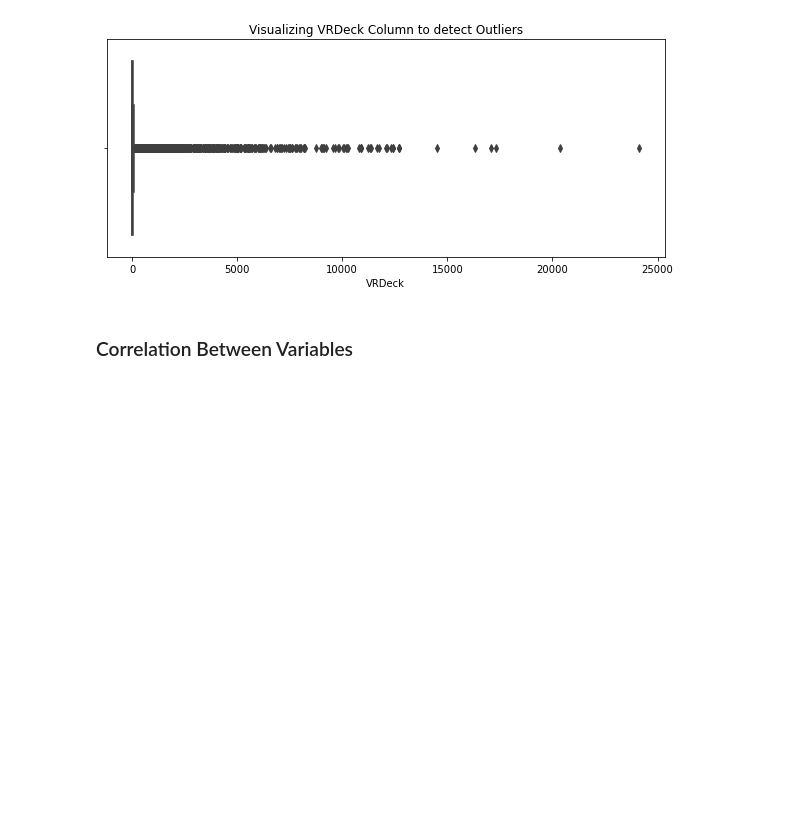
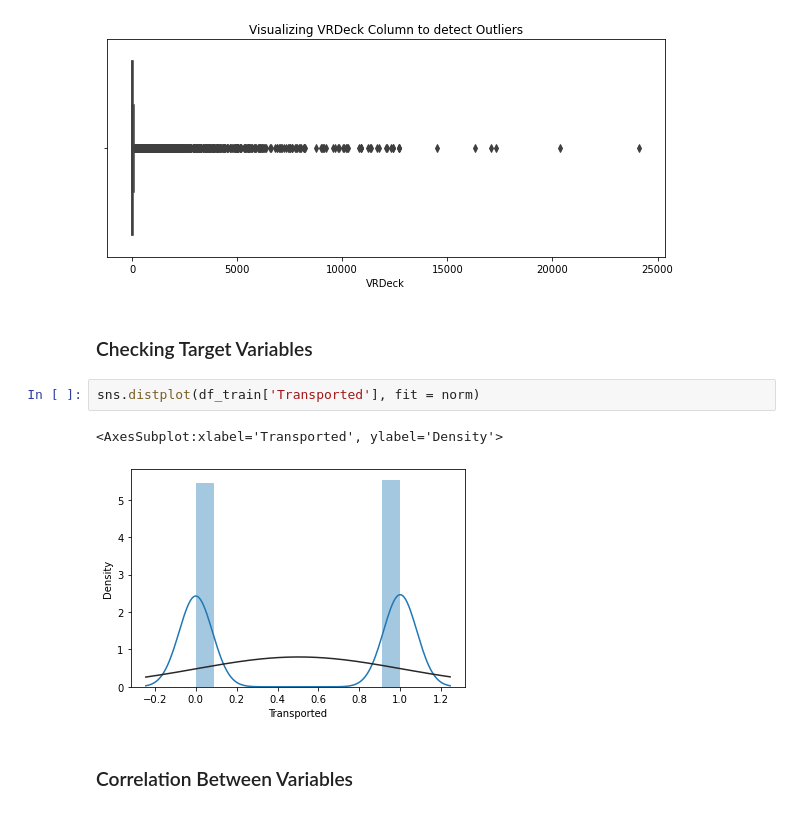
Before and after one commit to hesyandi/Portofolio, a Jupyter notebook: 2_Spaceship_Titanic/spaceship_Titanic.ipynb, the cells around one changed output. Cells and saved outputs as stored; diff of their text form; blank space fills up the shorter version.

```diff
--- a/2_Spaceship_Titanic/spaceship_Titanic.ipynb
+++ b/2_Spaceship_Titanic/spaceship_Titanic.ipynb
@@ -248,6 +249,13 @@ ax.set_title('Visualizing VRDeck Column to detect Outliers')
 plt.show()
 # %% [output]
 [figure]
+# %% [markdown]
+### Checking Target Variables
+# %%
+sns.distplot(df_train['Transported'], fit = norm)
+# %% [output]
+<AxesSubplot:xlabel='Transported', ylabel='Density'>
+[figure, added]
 # %% [markdown]
 ### Correlation Between Variables
 # %%
```
Also changed, not shown: parts of 7 cells of this notebook, 3 other files.
